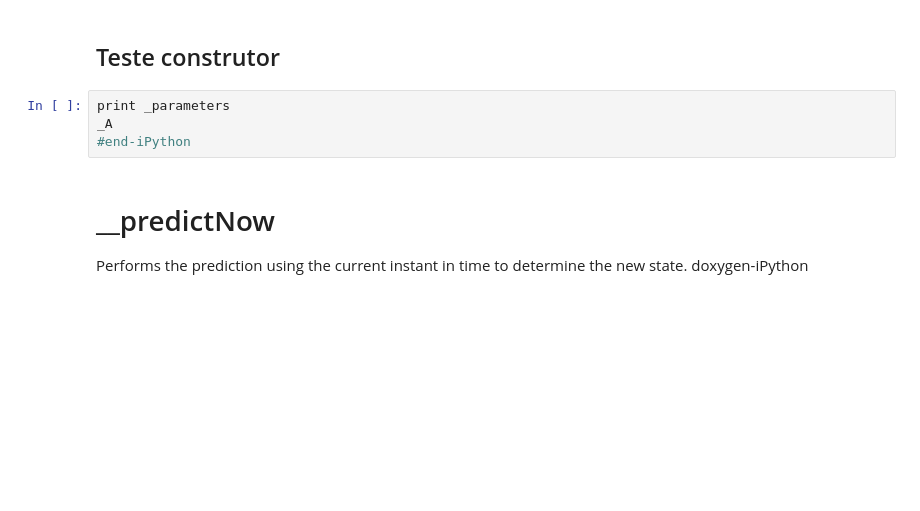
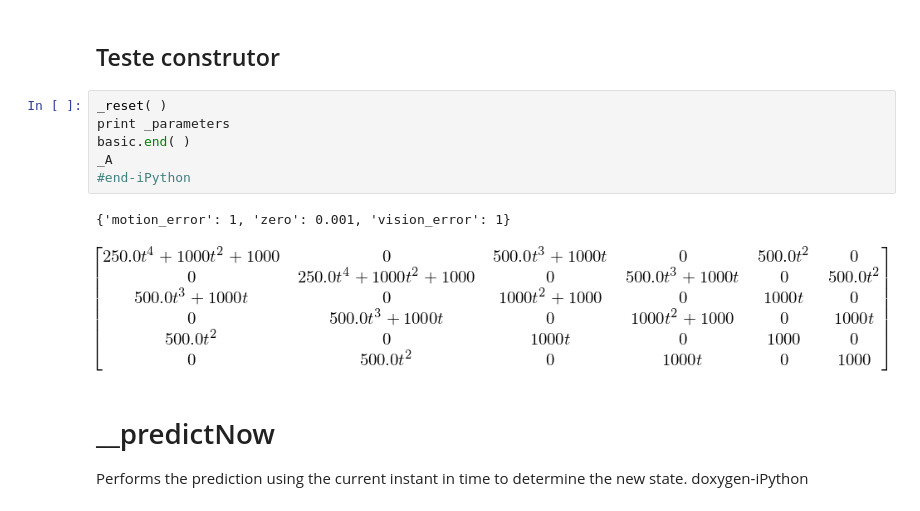
Before and after one commit to RoboFEI/RoboFEI-HT_2019, a Jupyter notebook: AI/Visual_Memory/iPython/KalmanFilter.ipynb, the cells around one changed output. Cells and saved outputs as stored; diff of their text form; blank space fills up the shorter version.

```diff
--- a/AI/Visual_Memory/iPython/KalmanFilter.ipynb
+++ b/AI/Visual_Memory/iPython/KalmanFilter.ipynb
@@ -224,9 +230,14 @@ _reset()
 # %% [markdown]
 ## Teste construtor
 # %%
+_reset( )
 print _parameters
+basic.end( )
 _A
 #end-iPython
+# %% [output]
+{'motion_error': 1, 'zero': 0.001, 'vision_error': 1}
+[figure, added]
 # %% [markdown]
 # __predictNow
 Performs the prediction using the current instant in time to determine the new state.
```
Also changed, not shown: parts of 12 cells of this notebook, 7 other files.
